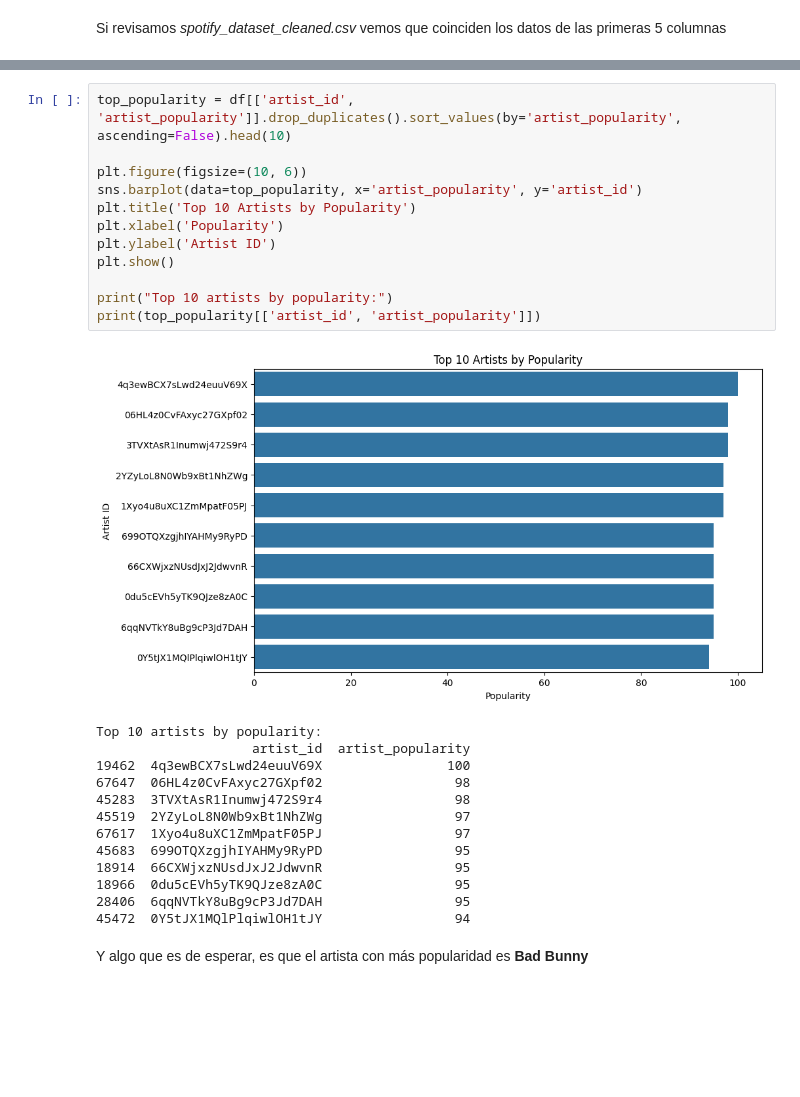
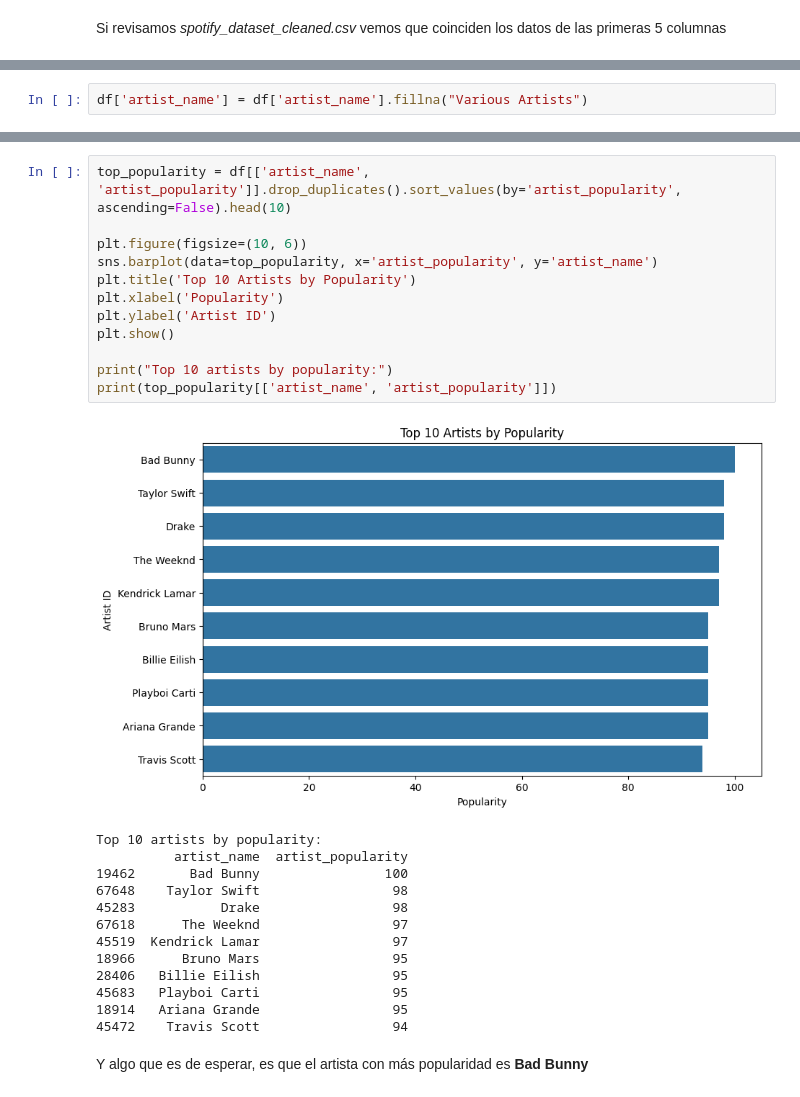
Before and after one commit to XGabrielEdwardsX/workshop_02, a Jupyter notebook: notebooks/api_spotify_003.ipynb, the cells around one changed output, grey strips where cells are left out. Cells and saved outputs as stored; diff of their text form; blank space fills up the shorter version.

```diff
--- a/notebooks/api_spotify_003.ipynb
+++ b/notebooks/api_spotify_003.ipynb
@@ -227,0 +297,2 @@ No existen valores nulos debido a que como los datos fueron traidos a partir de
+# %%
+df['artist_name'] = df['artist_name'].fillna("Various Artists")
@@ -304,29 +361,29 @@ En este caso queremos saber cual es el artista con más seguidores y si buscamos
 # %%
-top_popularity = df[['artist_id', 'artist_popularity']].drop_duplicates().sort_values(by='artist_popularity', ascending=False).head(10)
+top_popularity = df[['artist_name', 'artist_popularity']].drop_duplicates().sort_values(by='artist_popularity', ascending=False).head(10)
 
 plt.figure(figsize=(10, 6))
-sns.barplot(data=top_popularity, x='artist_popularity', y='artist_id')
+sns.barplot(data=top_popularity, x='artist_popularity', y='artist_name')
 plt.title('Top 10 Artists by Popularity')
 plt.xlabel('Popularity')
 plt.ylabel('Artist ID')
 plt.show()
 
 print("Top 10 artists by popularity:")
-print(top_popularity[['artist_id', 'artist_popularity']])
+print(top_popularity[['artist_name', 'artist_popularity']])
 # %% [output]
-[figure, old version]
+[figure, new version]
 Top 10 artists by popularity:
-                    artist_id  artist_popularity
-19462  4q3ewBCX7sLwd24euuV69X                100
-67647  06HL4z0CvFAxyc27GXpf02                 98
-45283  3TVXtAsR1Inumwj472S9r4                 98
-45519  2YZyLoL8N0Wb9xBt1NhZWg                 97
-67617  1Xyo4u8uXC1ZmMpatF05PJ                 97
-45683  699OTQXzgjhIYAHMy9RyPD                 95
-18914  66CXWjxzNUsdJxJ2JdwvnR                 95
-18966  0du5cEVh5yTK9QJze8zA0C                 95
-28406  6qqNVTkY8uBg9cP3Jd7DAH                 95
-45472  0Y5tJX1MQlPlqiwlOH1tJY                 94
+          artist_name  artist_popularity
+19462       Bad Bunny                100
+67648    Taylor Swift                 98
+45283           Drake                 98
+67618      The Weeknd                 97
+45519  Kendrick Lamar                 97
+18966      Bruno Mars                 95
+28406   Billie Eilish                 95
+45683   Playboi Carti                 95
+18914   Ariana Grande                 95
+45472    Travis Scott                 94
 # %% [markdown]
 Y algo que es de esperar, es que el artista con más popularidad es **Bad Bunny**
 # %%
```
Also changed, not shown: parts of 26 cells of this notebook.
